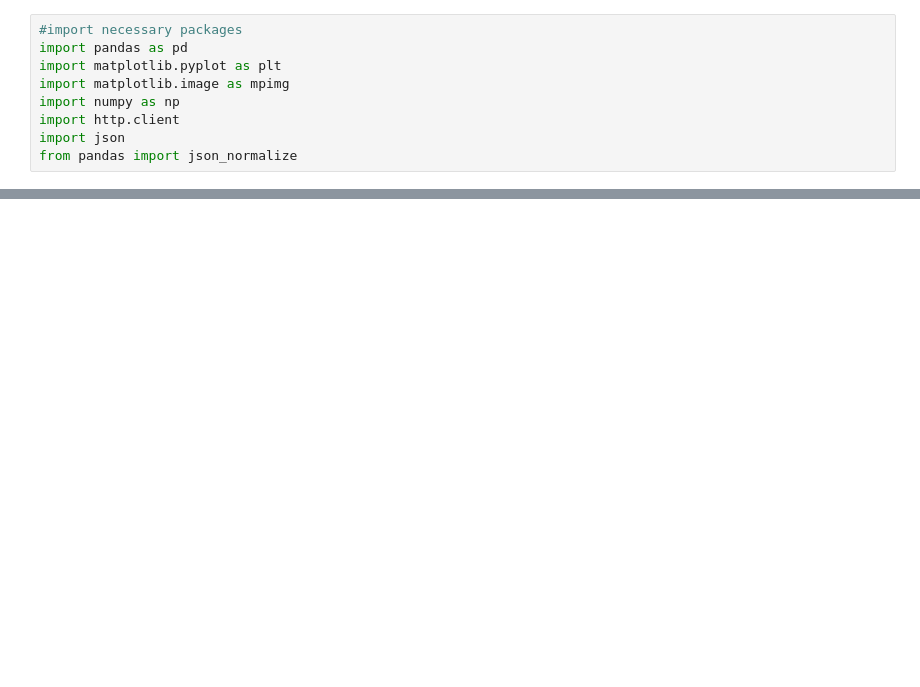
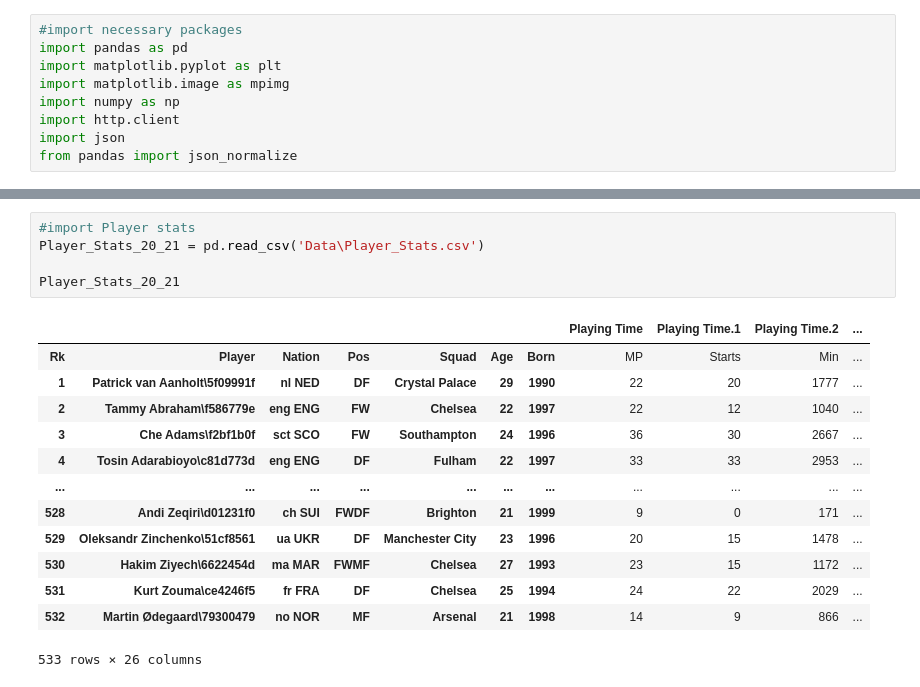
Before and after one commit to Giuliano99/Masterarbeit, a Jupyter notebook: Import Data.ipynb, the cells around one changed output, grey strips where cells are left out. Cells and saved outputs as stored; diff of their text form; blank space fills up the shorter version.

Commit message:
added Player Stats

```diff
--- a/Import Data.ipynb
+++ b/Import Data.ipynb
@@ -67,3 +56,22 @@ PL_total_xG
+# %%
+#import Player stats
+Player_Stats_20_21 = pd.read_csv('Data\Player_Stats.csv')
+
+Player_Stats_20_21
+# %% [output]
+|  |  |  |  |  |  |  | Playing Time | Playing Time.1 | Playing Time.2 | ... |
+| Rk | Player | Nation | Pos | Squad | Age | Born | MP | Starts | Min | ... |
+| 1 | Patrick van Aanholt\5f09991f | nl NED | DF | Crystal Palace | 29 | 1990 | 22 | 20 | 1777 | ... |
+| 2 | Tammy Abraham\f586779e | eng ENG | FW | Chelsea | 22 | 1997 | 22 | 12 | 1040 | ... |
+| 3 | Che Adams\f2bf1b0f | sct SCO | FW | Southampton | 24 | 1996 | 36 | 30 | 2667 | ... |
+| 4 | Tosin Adarabioyo\c81d773d | eng ENG | DF | Fulham | 22 | 1997 | 33 | 33 | 2953 | ... |
+| ... | ... | ... | ... | ... | ... | ... | ... | ... | ... | ... |
+| 528 | Andi Zeqiri\d01231f0 | ch SUI | FWDF | Brighton | 21 | 1999 | 9 | 0 | 171 | ... |
+| 529 | Oleksandr Zinchenko\51cf8561 | ua UKR | DF | Manchester City | 23 | 1996 | 20 | 15 | 1478 | ... |
+| 530 | Hakim Ziyech\6622454d | ma MAR | FWMF | Chelsea | 27 | 1993 | 23 | 15 | 1172 | ... |
+| 531 | Kurt Zouma\ce4246f5 | fr FRA | DF | Chelsea | 25 | 1994 | 24 | 22 | 2029 | ... |
+| 532 | Martin Ødegaard\79300479 | no NOR | MF | Arsenal | 21 | 1998 | 14 | 9 | 866 | ... |
+533 rows × 26 columns
 # %%
 #API Import
 
```
Also changed, not shown: parts of 3 cells of this notebook, 1 other file.
